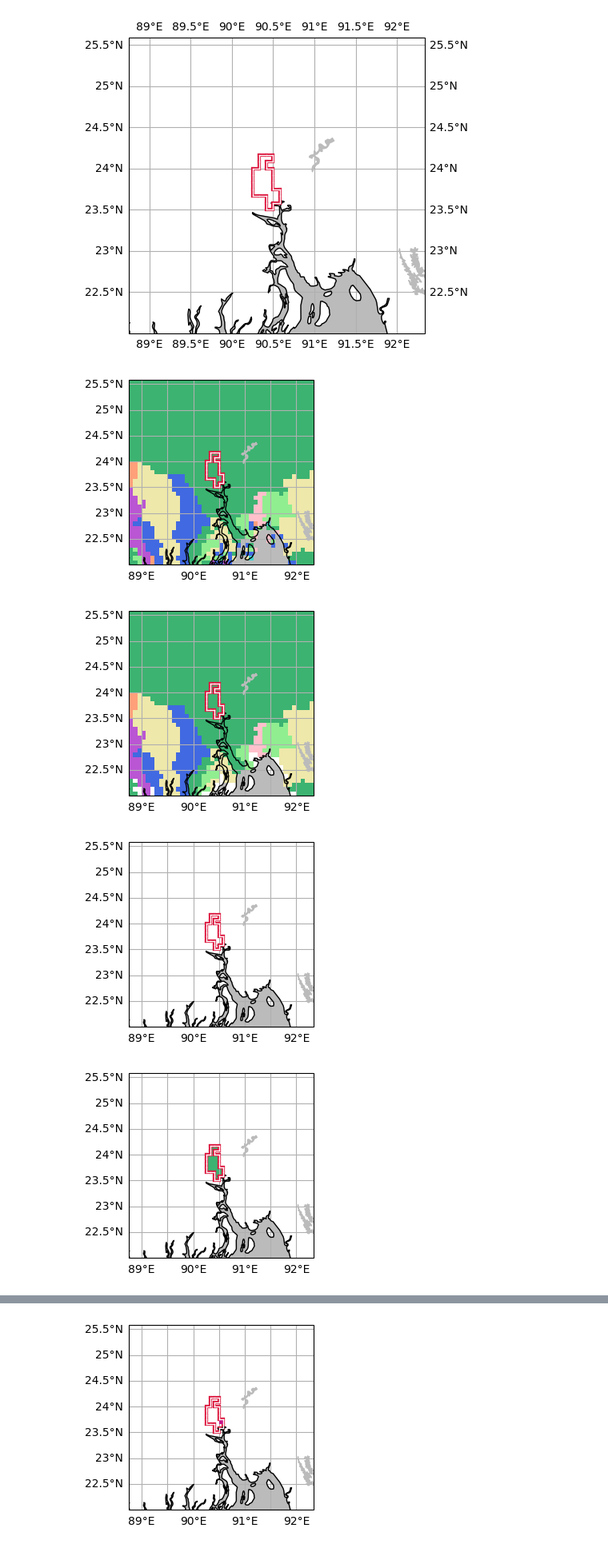
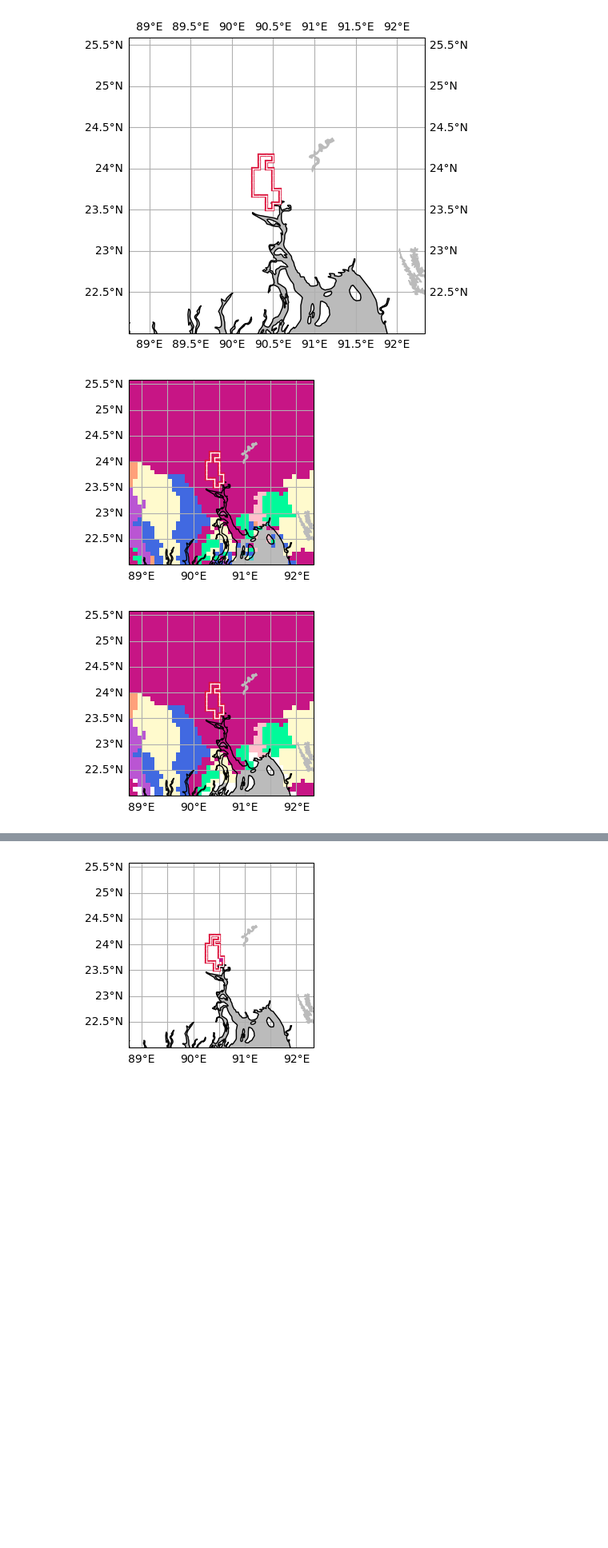
Before and after one commit to HalKiyo/h08_urban, a Jupyter notebook: global_city/pst/josui_gesui.ipynb, the cells around one changed output, grey strips where cells are left out. Shown at 80% size. Cells and saved outputs as stored; diff of their text form; code cells hidden in the pictures; blank space fills up the shorter version.

```diff
--- a/global_city/pst/josui_gesui.ipynb
+++ b/global_city/pst/josui_gesui.ipynb
@@ -1000,9 +993,9 @@ draw_mask_sotowaku(result[0], result[1])
 #---------------------------------------------------------------------------------------------------------------
 #  Basinの図を作図する
 #---------------------------------------------------------------------------------------------------------------
-def plot_basin(extent, citymask, data, Rivnum_masked_array, gs_position=None, fig=None):
+def plot_basin(extent, citymask, data, Rivnum_masked_array, country_name=None, gs_position=None, fig=None):
     # cmap
-    color_code = ['#4169e1', '#eee8aa', '#3cb371', '#90ee90', '#ba55d3', '#48d1cc', '#ffc0cb', '#ffa07a']
+    color_code = ['#4169e1', '#fffacd', '#c71585', '#00fa9a', '#ba55d3', '#48d1cc', '#ffc0cb', '#ffa07a']
     color_masked = np.ma.masked_where(Rivnum_masked_array >= 1e20, Rivnum_masked_array)
     color_filled = color_masked.filled(-1)
     num_colors, index_dict, cmap = pulp_cmap(color_filled, color_code)
@@ -1014,39 +1007,42 @@ def plot_basin(extent, citymask, data, Rivnum_masked_array, gs_position=None, fi
     indexed_data_masked = np.ma.masked_where(indexed_data<0, indexed_data)
 
     if gs_position is not None:
         ax = fig.add_subplot(gs_position, projection=projection)
     else:
         # draw
         fig = plt.figure(figsize=(3,3))
         ax = plt.subplot(projection=projection)
 
     ax.set_extent(extent, projection)
     gl = ax.gridlines(draw_labels=True, zorder=0)
     gl.top_labels = False
     gl.right_labels = False
     ax.add_feature(cfea.OCEAN, color='#BBBBBB')
     ax.add_feature(cfea.LAKES, color='#BBBBBB')
     ax.coastlines(zorder=1)
     img = ax.imshow(indexed_data_masked,
                     origin='upper',
                     extent=extent,
                     transform=projection,
                     cmap=cmap,
                     vmin=-0.5, vmax=num_colors-0.5)
     stw = draw_mask_sotowaku(extent, citymask, ax=ax)
     #fig.colorbar(img, ax=ax)
+
+    if country_name is not None:
+        shpfilename = shapereader.natural_earth(resolution='10m', category='cultural', name='admin_1_states_provinces')
+        provinces = shapereader.Reader(shpfilename).records()
+        provinces_of_japan = filter(
+            lambda province: province.attributes['admin'] == country_name, provinces)
+        for province in provinces_of_japan:
+            geometry = province.geometry
+            ax.add_geometries([geometry], ccrs.PlateCarree(), facecolor='none', linestyle=':', zorder=10)
+
     plt.show()
 
 
 plot_basin(result[0], result[1], result[6], result[6])
 plot_basin(result[0], result[1], result[8], result[6])
-plot_basin(result[0], result[1], result[10], result[6])
-
-plot_basin(result[0], result[1], result[7], result[6])
-plot_basin(result[0], result[1], result[9], result[6])
-plot_basin(result[0], result[1], result[11], result[6])
 # %% [output]
-[figure, old version]
+[figure, new version]
-[figure, old version]
+[figure, new version]
-[figure, removed]
-[figure, removed]
```
Also changed, not shown: parts of 7 cells of this notebook, 1 other file.
